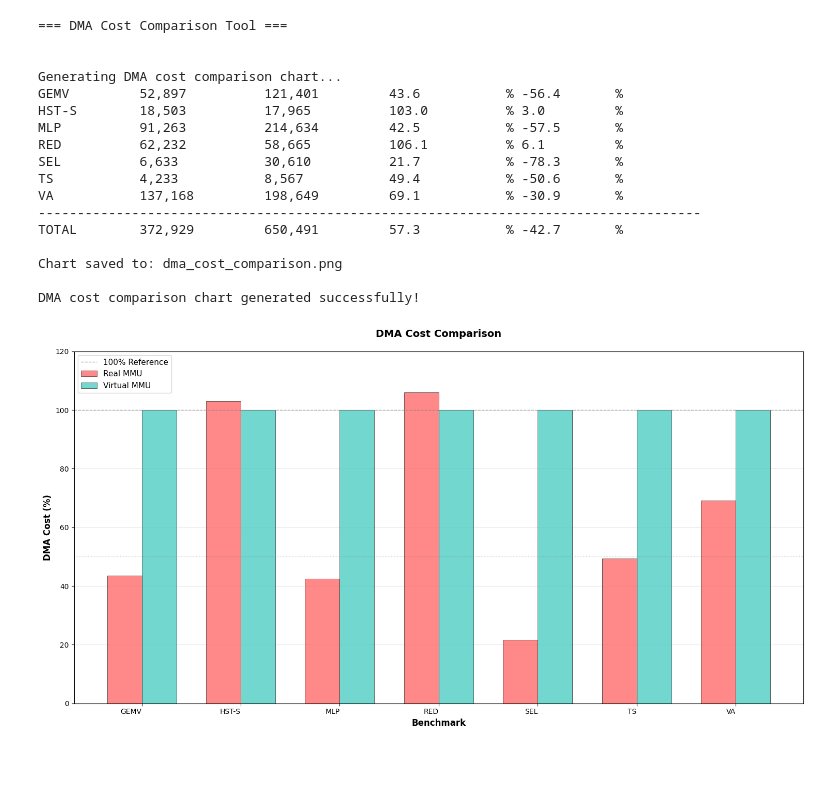
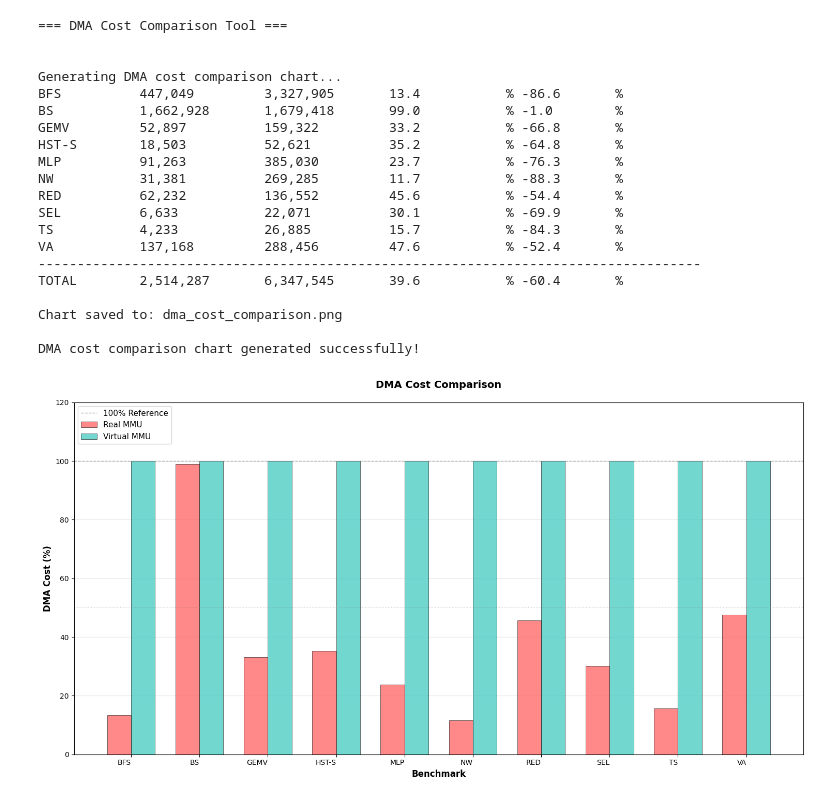
Before and after one commit to niwehao/Faho-Sim, a Jupyter notebook: uPIMulator_backend/result/draw_mmu.ipynb, the cells around one changed output. Drawn from its saved outputs; the diff is of its cells as text; code cells hidden in the pictures; blank space fills up the shorter version.

```diff
--- a/uPIMulator_backend/result/draw_mmu.ipynb
+++ b/uPIMulator_backend/result/draw_mmu.ipynb
@@ -168,40 +168,43 @@ def main(csv_file1=None, csv_file2=None):
     table1_data = read_csv_data(csv_file1)
     table2_data = read_csv_data(csv_file2)
 
     if table1_data is None or table2_data is None:
         print("Failed to read CSV files. Please check file paths and format.")
         return
 
     # Create comparison chart
     print("\nGenerating DMA cost comparison chart...")
     result = create_dma_cost_comparison_chart(table1_data, table2_data, save_path="dma_cost_comparison.png")
 
     if result is None:
         print("Failed to create chart.")
         return
 
     fig, ax, sorted_codes = result
 
     print("\nDMA cost comparison chart generated successfully!")
 
 if __name__ == "__main__":
-    main("mmu/result.csv", "upim/result.csv")
+    main("mmu/result.csv", "vmmu/result.csv")
 # %% [output]
 === DMA Cost Comparison Tool ===
 
 
 Generating DMA cost comparison chart...
-GEMV         52,897          121,401         43.6           % -56.4       %
-HST-S        18,503          17,965          103.0          % 3.0         %
-MLP          91,263          214,634         42.5           % -57.5       %
-RED          62,232          58,665          106.1          % 6.1         %
-SEL          6,633           30,610          21.7           % -78.3       %
-TS           4,233           8,567           49.4           % -50.6       %
-VA           137,168         198,649         69.1           % -30.9       %
+BFS          447,049         3,327,905       13.4           % -86.6       %
+BS           1,662,928       1,679,418       99.0           % -1.0        %
+GEMV         52,897          159,322         33.2           % -66.8       %
+HST-S        18,503          52,621          35.2           % -64.8       %
+MLP          91,263          385,030         23.7           % -76.3       %
+NW           31,381          269,285         11.7           % -88.3       %
+RED          62,232          136,552         45.6           % -54.4       %
+SEL          6,633           22,071          30.1           % -69.9       %
+TS           4,233           26,885          15.7           % -84.3       %
+VA           137,168         288,456         47.6           % -52.4       %
 -------------------------------------------------------------------------------------
-TOTAL        372,929         650,491         57.3           % -42.7       %
+TOTAL        2,514,287       6,347,545       39.6           % -60.4       %
 
 Chart saved to: dma_cost_comparison.png
 
 DMA cost comparison chart generated successfully!
-[figure, old version]
+[figure, new version]
```
Also changed, not shown: 24 other files.
